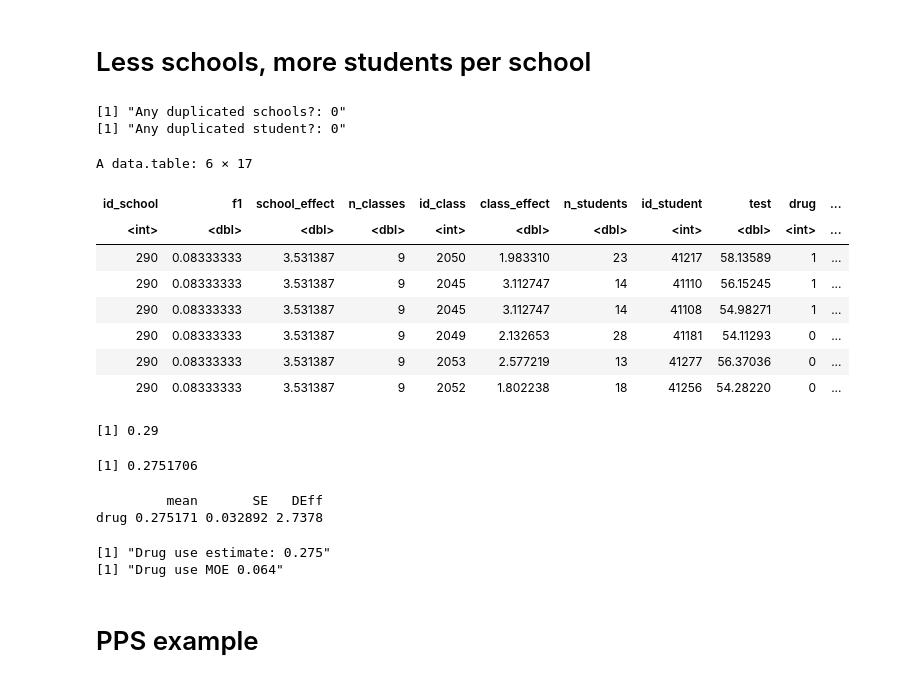
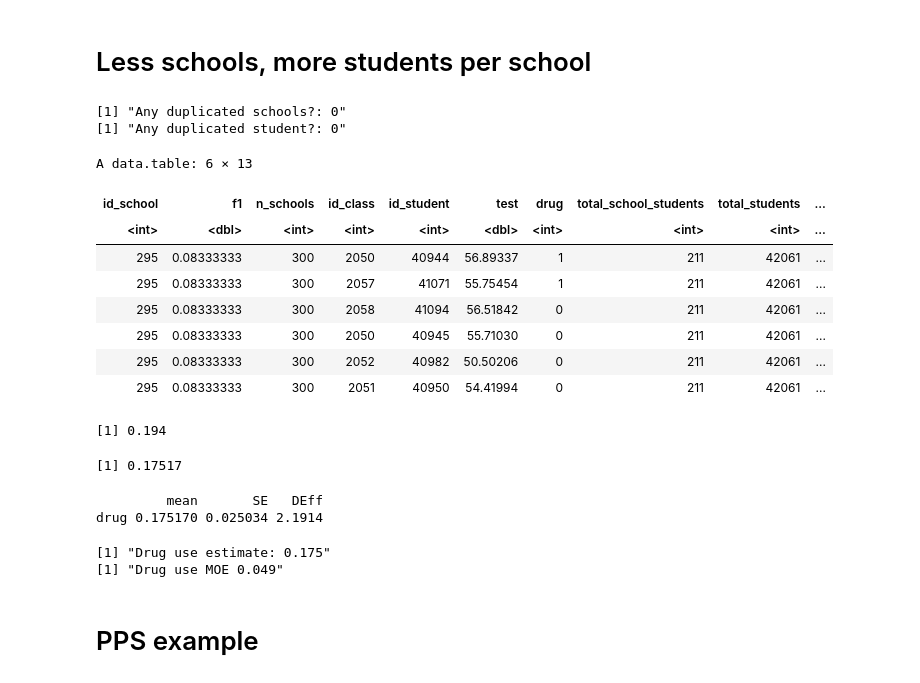
Before and after one commit to sdaza/survey-methods, a Jupyter notebook: code/2023-24/06-clustering.ipynb, the cells around one changed output. Saved outputs shown, nothing was run; the diff lists cells and outputs as text; code cells hidden in the pictures.

```diff
--- a/code/2023-24/06-clustering.ipynb
+++ b/code/2023-24/06-clustering.ipynb
@@ -14,7 +14,9 @@ We are going to use the `simstudy` package.
 - Different number of classes
 - Different number of students
 # %%
-set.seed(12212022)
+set.seed(28112023)
+
+# school level data
 school = defData(
   varname = "school_effect", dist = "normal",
   formula = 2, variance = 0.5, id = "id_school"
@@ -30,8 +32,7 @@ dt_school = genData(300, school)
 
 # class level data
 class = defDataAdd(varname = "class_effect", dist = "normal", formula = 3, variance = 0.7)
-class = defDataAdd(class, varname = "n_students", dist = "noZeroPoisson",
-  formula = 20)
+class = defDataAdd(class, varname = "n_students", dist = "noZeroPoisson", formula = 20)
 
 dt_class = genCluster(dt_school,
   cLevelVar = "id_school",
@@ -54,3 +55,5 @@ dt_student = genCluster(dt_class, cLevelVar = "id_class",
 dt_student = addColumns(student, dt_student)
 dt_student[, n_schools := length(unique((id_school)))]
 dt = list('school'=dt_school, 'class'=dt_class, 'student'=dt_student)
+
+df = dt_student[, .(id_school, n_schools, id_class, id_student, test, drug)]
@@ -193,50 +205,49 @@ print(paste0('Drug use MOE ', round(drug_moe_1, 3)))
 # %% [markdown]
 # Less schools, more students per school
 # %%
-set.seed(12212022)
 sample_schools = 25
 sample_students = 20
 cl = dt_school[sample(nrow(dt_school), size=sample_schools),][, .(id_school)]
 
 print(paste0('Any duplicated schools?: ', anyDuplicated(cl$id_school)))
 cl[, f1 := sample_schools/nrow(dt_school)]
-dt_student[, total_school_students := .N, by=id_school]
-dt_student[, total_students := .N]
+df[, total_school_students := .N, by=id_school]
+df[, total_students := .N]
 
-cl = merge(cl, dt_student, by='id_school')
+cl = merge(cl, df, by='id_school')
 cl = cl[,.SD[sample(.N, min(sample_students, .N))], by = id_school]
 print(paste0('Any duplicated student?: ', anyDuplicated(cl$id_student)))
 
 cl[, f2 := .N/total_school_students, by=id_school]
 cl[, w1 := 1/f1]
 cl[, w2 := 1/f2]
 cl[, w := w1 * w2]
 tail(cl)
 # %% [output]
 [1] "Any duplicated schools?: 0"
 [1] "Any duplicated student?: 0"
-A data.table: 6 × 17
+A data.table: 6 × 13
-| id_school | f1 | school_effect | n_classes | id_class | class_effect | n_students | id_student | test | drug | ... |
-| <int> | <dbl> | <dbl> | <dbl> | <int> | <dbl> | <dbl> | <int> | <dbl> | <int> | ... |
-| 290 | 0.08333333 | 3.531387 | 9 | 2050 | 1.983310 | 23 | 41217 | 58.13589 | 1 | ... |
-| 290 | 0.08333333 | 3.531387 | 9 | 2045 | 3.112747 | 14 | 41110 | 56.15245 | 1 | ... |
-| 290 | 0.08333333 | 3.531387 | 9 | 2045 | 3.112747 | 14 | 41108 | 54.98271 | 1 | ... |
-| 290 | 0.08333333 | 3.531387 | 9 | 2049 | 2.132653 | 28 | 41181 | 54.11293 | 0 | ... |
-| 290 | 0.08333333 | 3.531387 | 9 | 2053 | 2.577219 | 13 | 41277 | 56.37036 | 0 | ... |
-| 290 | 0.08333333 | 3.531387 | 9 | 2052 | 1.802238 | 18 | 41256 | 54.28220 | 0 | ... |
+| id_school | f1 | n_schools | id_class | id_student | test | drug | total_school_students | total_students | ... |
+| <int> | <dbl> | <int> | <int> | <int> | <dbl> | <int> | <int> | <int> | ... |
+| 295 | 0.08333333 | 300 | 2050 | 40944 | 56.89337 | 1 | 211 | 42061 | ... |
+| 295 | 0.08333333 | 300 | 2057 | 41071 | 55.75454 | 1 | 211 | 42061 | ... |
+| 295 | 0.08333333 | 300 | 2058 | 41094 | 56.51842 | 0 | 211 | 42061 | ... |
+| 295 | 0.08333333 | 300 | 2050 | 40945 | 55.71030 | 0 | 211 | 42061 | ... |
+| 295 | 0.08333333 | 300 | 2052 | 40982 | 50.50206 | 0 | 211 | 42061 | ... |
+| 295 | 0.08333333 | 300 | 2051 | 40950 | 54.41994 | 0 | 211 | 42061 | ... |
 # %%
 mean(cl$drug)
 weighted.mean(cl$drug, cl$w)
 # %% [output]
-[1] 0.29
+[1] 0.194
-[1] 0.2751706
+[1] 0.17517
 # %%
 d_cl_2 = svydesign(id = ~ id_school, data = cl, probs = ~f1+f2, fpc = ~n_schools)
 # %%
 svymean(~drug, design = d_cl_2, deff=TRUE)
 # %% [output]
          mean       SE   DEff
-drug 0.275171 0.032892 2.7378
+drug 0.175170 0.025034 2.1914
 # %%
 drug_estimate_2 = svymean(~drug, design = d_cl_2, deff=TRUE)
 drug_ci_2 = confint(drug_estimate_2)
@@ -245,8 +256,8 @@ drug_moe_2 = as.vector(drug_ci_2 - drug_estimate_2[[1]])[2]
 print(paste0('Drug use estimate: ', round(drug_estimate_2[1], 3)))
 print(paste0('Drug use MOE ', round(drug_moe_2, 3)))
 # %% [output]
-[1] "Drug use estimate: 0.275"
-[1] "Drug use MOE 0.064"
+[1] "Drug use estimate: 0.175"
+[1] "Drug use MOE 0.049"
 # %% [markdown]
 # PPS example
 # %%
```
Also changed, not shown: parts of 28 cells of this notebook, 4 other files.
